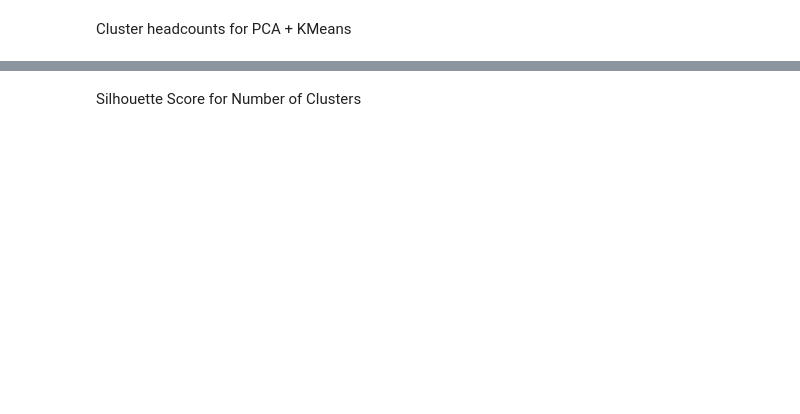
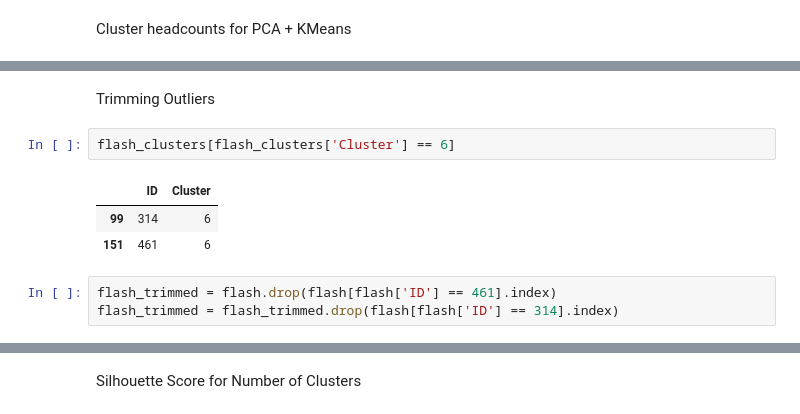
Before and after one commit to guri99uy/ST498_CAPSTONE, a Jupyter notebook: Notebooks/FLASH.ipynb, the cells around one changed output, grey strips where cells are left out. Cells and saved outputs as stored; diff of their text form; blank space fills up the shorter version.

Commit message:
pca with no outliers

```diff
--- a/Notebooks/FLASH.ipynb
+++ b/Notebooks/FLASH.ipynb
@@ -557,2 +525,13 @@ Cluster
 6      2
 Name: count, dtype: int64
+# %% [markdown]
+Trimming Outliers
+# %%
+flash_clusters[flash_clusters['Cluster'] == 6]
+# %% [output]
+|  | ID | Cluster |
+| 99 | 314 | 6 |
+| 151 | 461 | 6 |
+# %%
+flash_trimmed = flash.drop(flash[flash['ID'] == 461].index)
+flash_trimmed = flash_trimmed.drop(flash[flash['ID'] == 314].index)
```
Also changed, not shown: parts of 6 cells of this notebook.
